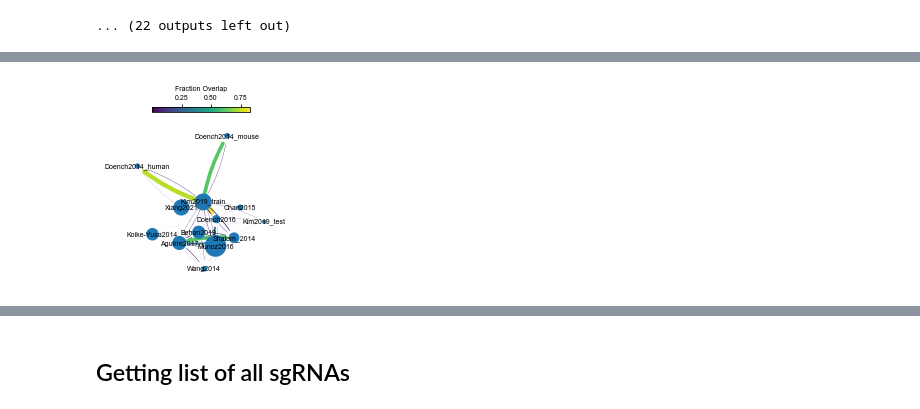
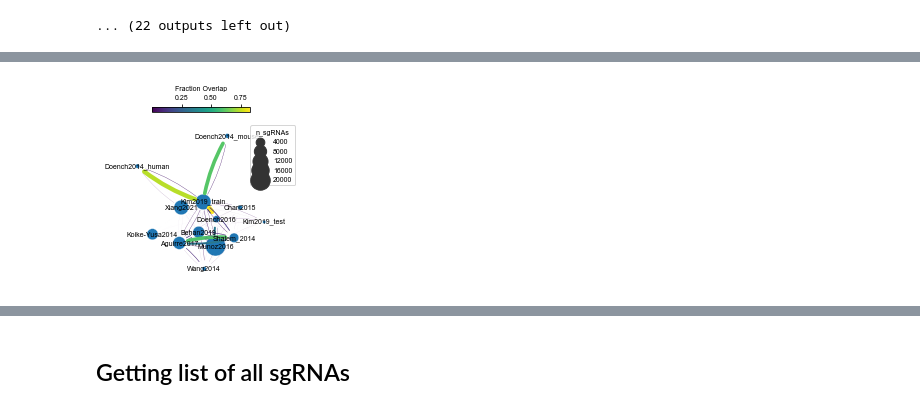
Before and after one commit to gpp-rnd/rs_dev, a Jupyter notebook: code/01_combine_sgrnas.ipynb, the cells around one changed output, grey strips where cells are left out. Drawn from its saved outputs; the diff is of its cells as text; code cells hidden in the pictures.

```diff
--- a/code/01_combine_sgrnas.ipynb
+++ b/code/01_combine_sgrnas.ipynb
@@ -116,32 +177,41 @@ filtered_overlap['fraction_overlap'] = filtered_overlap['overlap']/filtered_over
 # %%
-G = nx.from_pandas_edgelist(filtered_overlap, 'name_1', 'name_2', 'fraction_overlap',
-                            create_using=nx.DiGraph())
-node_n_sgrnas = (dataset_summary_df[['name', 'n_sgRNAs']]
-                 .set_index('name')
-                 .to_dict(orient='index'))
-nx.set_node_attributes(G, node_n_sgrnas)
 fig, ax = plt.subplots(figsize=(3.5,3.7))
-# layout
-pos = nx.spring_layout(G, seed=7, iterations=100)
+
 # edges
 edge_width = [d['fraction_overlap']*6 for u, v, d in G.edges(data=True)]
 edge_color_scale = [d['fraction_overlap'] for u, v, d in G.edges(data=True)]
 edges = nx.draw_networkx_edges(G, pos, arrowstyle="-", connectionstyle="arc3,rad=0.1",
                                width=edge_width, edge_color=edge_color_scale,
                                arrowsize=5)
 pc = mpl.collections.PatchCollection(edges, cmap=plt.cm.viridis)
 pc.set_array(edge_color_scale)
 plt.colorbar(pc, label='Fraction Overlap', location='top',
              shrink=0.5)
 # nodes
-node_size = [d['n_sgRNAs'] * 0.02 for n, d in G.nodes(data=True)]
-nx.draw_networkx_nodes(G, pos, node_size=node_size)
+#node_size = [d['n_sgRNAs'] * 0.02 for n, d in G.nodes(data=True)]
+#nx.draw_networkx_nodes(G, pos, node_size=node_size, node_color='tab:blue')
+sns.scatterplot(data=dataset_pos, x='x', y='y', color='tab:blue',
+                size='n_sgRNAs', sizes=(10, 400))
+
+## node legend
+# n_legend_nodes = 4
+# min_node_size_legend = int(round(min(node_size), -2))
+# max_node_size_legend = int(round(max(node_size), -2))
+# node_step = ceil((max_node_size_legend -  min_node_size_legend)/n_legend_nodes)
+# node_size_legend = range(min_node_size_legend, max_node_size_legend, node_step)
+# node_size_nsgrnas = [x/0.02 for x in node_size_legend]
+# node_handles = [Line2D([0], [0], marker='o',
+#                        markerfacecolor='tab:blue',
+#                        markersize=s) for s in
+#                 node_size_legend]
+# plt.legend(node_handles, node_size_nsgrnas)
+
 # labels
 nx.draw_networkx_labels(G, pos, font_size=7,
                         font_family='Arial')
 plt.axis('off')
 plt.margins(x=0.2)
 no_clip(ax)
 gpplot.savefig('../figures/dataset_overlap.pdf')
 # %% [output]
-[figure, old version]
+[figure, new version]
```
Also changed, not shown: parts of 7 cells of this notebook.
